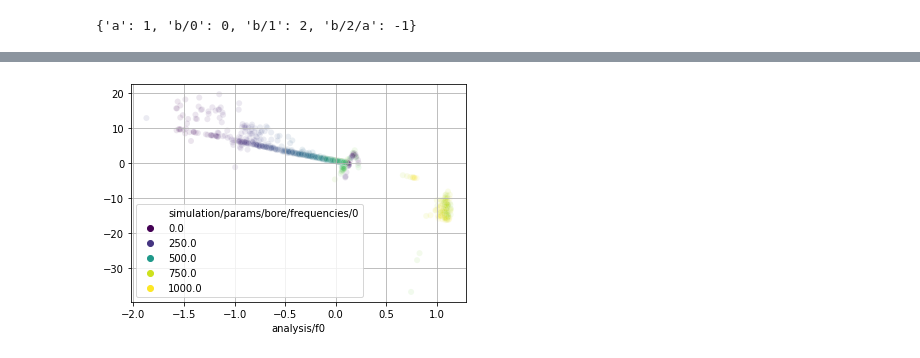
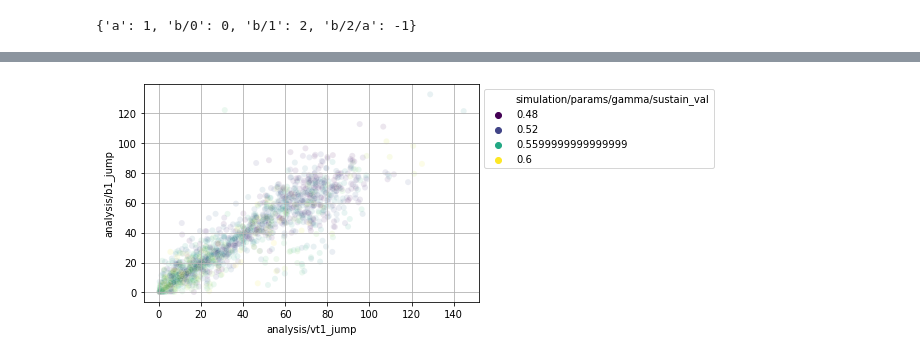
Before and after one commit to goiosunsw/vocalsims, a Jupyter notebook: projects/clarinet_vocal_tract/modal_simulations/Modal simulation stats and graphs from mongo.ipynb, the cells around one changed output, grey strips where cells are left out. Cells and saved outputs as stored; diff of their text form; code cells hidden in the pictures.

```diff
--- a/projects/clarinet_vocal_tract/modal_simulations/Modal simulation stats and graphs from mongo.ipynb
+++ b/projects/clarinet_vocal_tract/modal_simulations/Modal simulation stats and graphs from mongo.ipynb
@@ -287,9 +315,11 @@ sns.scatterplot(data=df,x=-20*np.log10(df['zrat_f0']),y='analysis/hrat1_abs_tran
 # %%
 figure()
-sns.scatterplot(data=df,y=53.5-20*np.log10(df['zrat_f0'])-df['analysis/hrat1_abs_fin']-20*np.log10(df['analysis/f0']),hue='simulation/params/bore/frequencies/0',x=log2(df['analysis/f0']/440),alpha=.1,palette='viridis')
+sns.scatterplot(data=df1,y='analysis/b1_jump',x='analysis/vt1_jump',
+                hue='simulation/params/gamma/sustain_val',alpha=.1,palette='viridis')
+legend(bbox_to_anchor=(1,1))
 grid()
 # %% [output]
-[figure, old version]
+[figure, new version]
 # %%
 figure()
 sns.distplot(-20*np.log10(df['zrat_f0'])-df['analysis/hrat1_abs_fin'])
```
Also changed, not shown: parts of 66 cells of this notebook, 3 other files.
